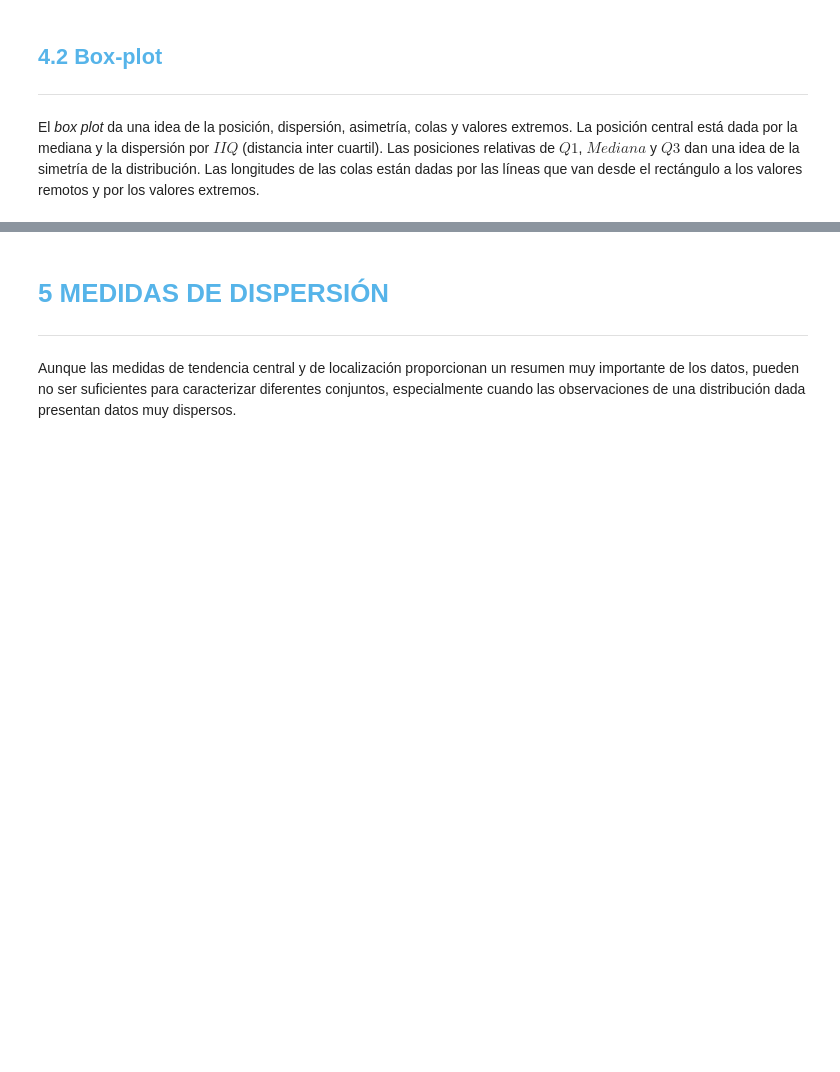
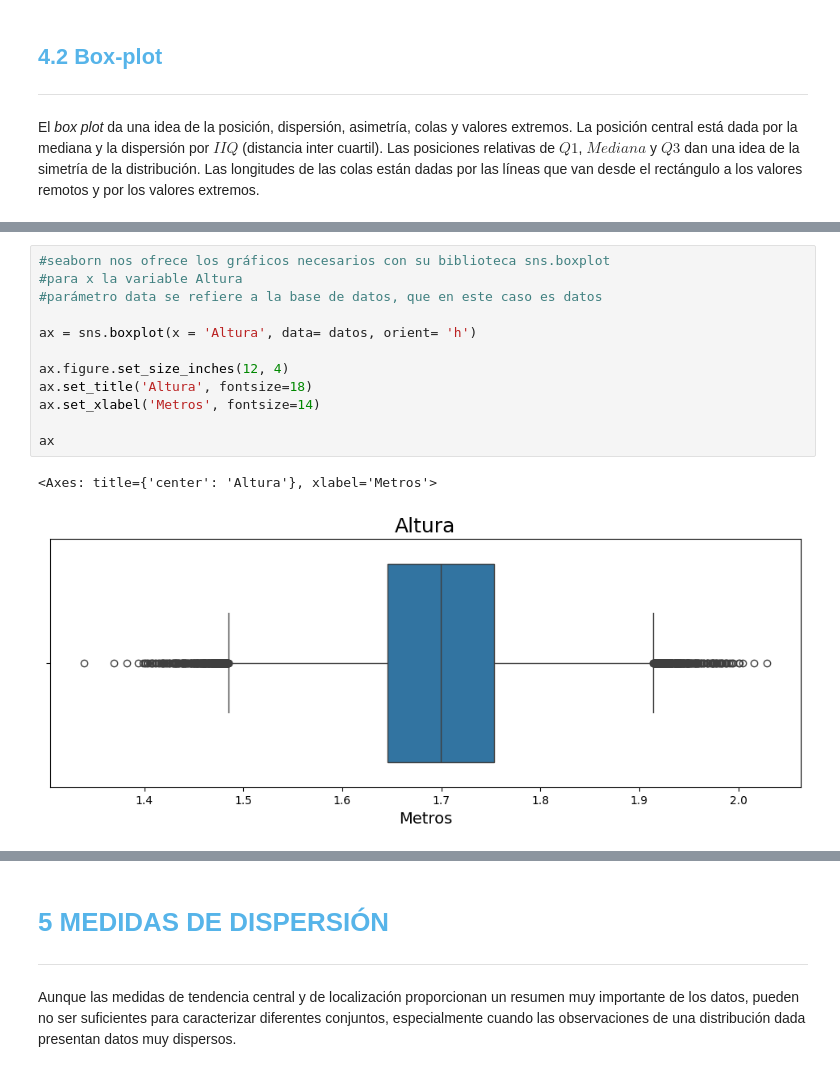
Before and after one commit to Valejbk/AnalisisTiendasRMP, a Jupyter notebook: Curso_de_Estadística_con_Python_1.ipynb, the cells around one changed output, grey strips where cells are left out. Drawn from its saved outputs; the diff is of its cells as text; blank space fills up the shorter version.

```diff
--- a/Curso_de_Estadística_con_Python_1.ipynb
+++ b/Curso_de_Estadística_con_Python_1.ipynb
@@ -868,3 +1309,18 @@ Hay una serie de medidas de posición similares en su diseño a la mediana, aunq
 El *box plot* da una idea de la posición, dispersión, asimetría, colas y valores extremos. La posición central está dada por la mediana y la dispersión por $IIQ$ (distancia inter cuartil). Las posiciones relativas de $Q1$, $Mediana$ y $Q3$ dan una idea de la simetría de la distribución. Las longitudes de las colas están dadas por las líneas que van desde el rectángulo a los valores remotos y por los valores extremos.
 # %% [markdown]
 <img src='https://caelum-online-public.s3.amazonaws.com/ESP-1752-estadistica-con-python-parte1/img005.png' width='65%'>
+# %%
+#seaborn nos ofrece los gráficos necesarios con su biblioteca sns.boxplot
+#para x la variable Altura
+#parámetro data se refiere a la base de datos, que en este caso es datos
+
+ax = sns.boxplot(x = 'Altura', data= datos, orient= 'h')
+
+ax.figure.set_size_inches(12, 4)
+ax.set_title('Altura', fontsize=18)
+ax.set_xlabel('Metros', fontsize=14)
+
+ax
+# %% [output]
+<Axes: title={'center': 'Altura'}, xlabel='Metros'>
+[figure, added]
```
Also changed, not shown: parts of 68 cells of this notebook.
